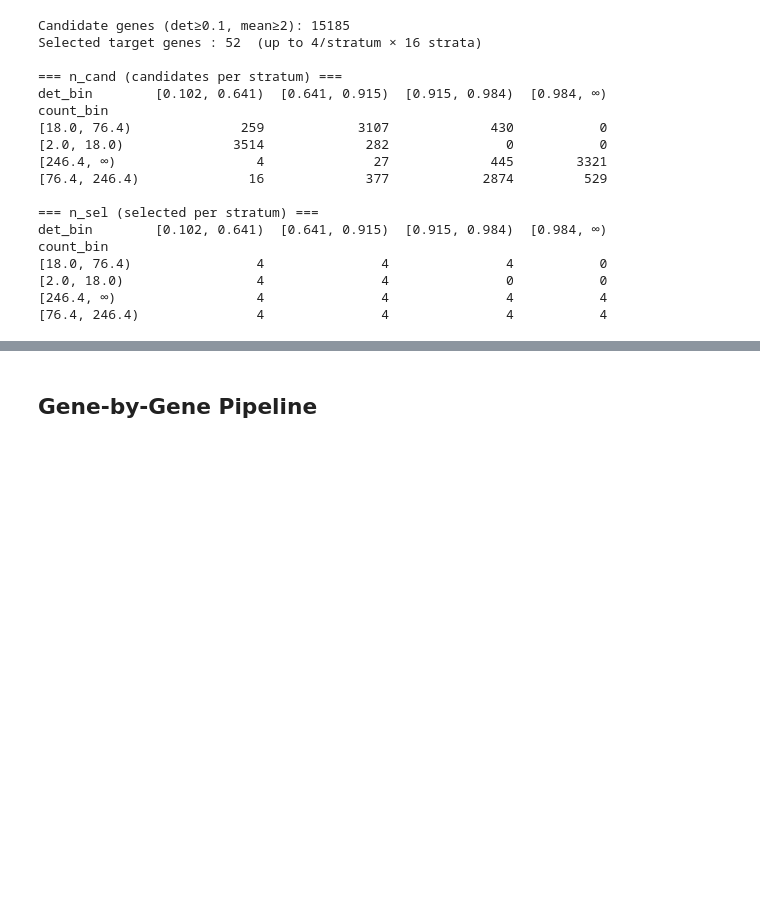
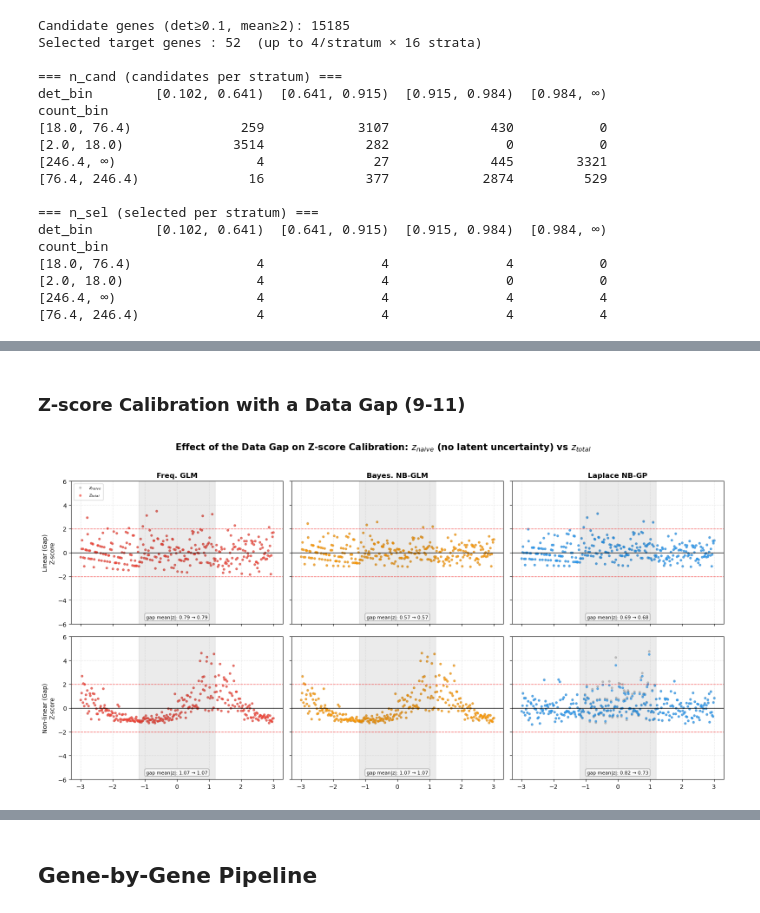
Before and after one commit to jmj3078/cfRNA_NormativeModeling, a Jupyter notebook: nb_gaussian_processing_gpytorch_application.ipynb, the cells around one changed output, grey strips where cells are left out. Drawn from its saved outputs; the diff is of its cells as text; code cells hidden in the pictures; blank space fills up the shorter version.

```diff
--- a/nb_gaussian_processing_gpytorch_application.ipynb
+++ b/nb_gaussian_processing_gpytorch_application.ipynb
@@ -743,0 +375,50 @@ def score_laplace(
+# %% [markdown]
+### Z-score Calibration with a Data Gap (9-11)
+# %%
+gap_scenarios = ["Linear (Gap)", "Non-linear (Gap)"]
+fig, axes = plt.subplots(2, 3, figsize=(16, 8), sharex=True, sharey=True)
+fig.suptitle(r"Effect of the Data Gap on Z-score Calibration: $z_{naive}$ (no latent uncertainty) vs $z_{total}$",
+              fontsize=15, fontweight='bold', y=1.02)
+
+for row, scenario in enumerate(gap_scenarios):
+    data = datasets[scenario]
+    X_test_np, y_all_np = data["X_test_np"], data["y_all_np"]
+    gap = ~data["train_mask"]
+
+    for col, m_name in enumerate(model_names):
+        ax = axes[row, col]
+        r = results[scenario][m_name]
+        mu, theta, f_var = r["mu"], r["theta"], r["f_var"]
+
+        std_naive = np.sqrt(mu + mu**2 / theta + 1e-8)
+        std_total = total_pred_std(mu, theta, f_var)
+        z_naive = (y_all_np - mu) / std_naive
+        z_total = (y_all_np - mu) / std_total
+        color = model_colors[m_name]
+
+        ax.scatter(X_test_np, z_naive, color='gray', s=10, alpha=0.35, label=r'$z_{naive}$')
+        ax.scatter(X_test_np, z_total, color=color, s=10, alpha=0.6, label=r'$z_{total}$')
+        ax.axhline(0, color='black', lw=1)
+        ax.axhline(2, color='red', ls='--', lw=1, alpha=0.6)
+        ax.axhline(-2, color='red', ls='--', lw=1, alpha=0.6)
+        if gap.any():
+            ax.axvspan(X_test_np[gap].min(), X_test_np[gap].max(), color='black', alpha=0.08)
+            gap_abs_naive = np.abs(z_naive[gap]).mean()
+            gap_abs_total = np.abs(z_total[gap]).mean()
+            ax.text(0.5, 0.04, f"gap mean|z|: {gap_abs_naive:.2f} → {gap_abs_total:.2f}",
+                    transform=ax.transAxes, ha='center', fontsize=8,
+                    bbox=dict(boxstyle='round', fc='white', alpha=0.7, ec='gray'))
+        ax.set_ylim(-6, 6)
+
+        if row == 0:
+            ax.set_title(m_name, fontweight='bold')
+        if col == 0:
+            ax.set_ylabel(f"{scenario}\nZ-score")
+        if row == 0 and col == 0:
+            ax.legend(fontsize=8, loc='upper left')
+        ax.grid(True, linestyle=':', alpha=0.5)
+
+plt.tight_layout()
+plt.show()
+# %% [output]
+[figure, added]
```
Also changed, not shown: parts of 28 cells of this notebook, 16 other files.
